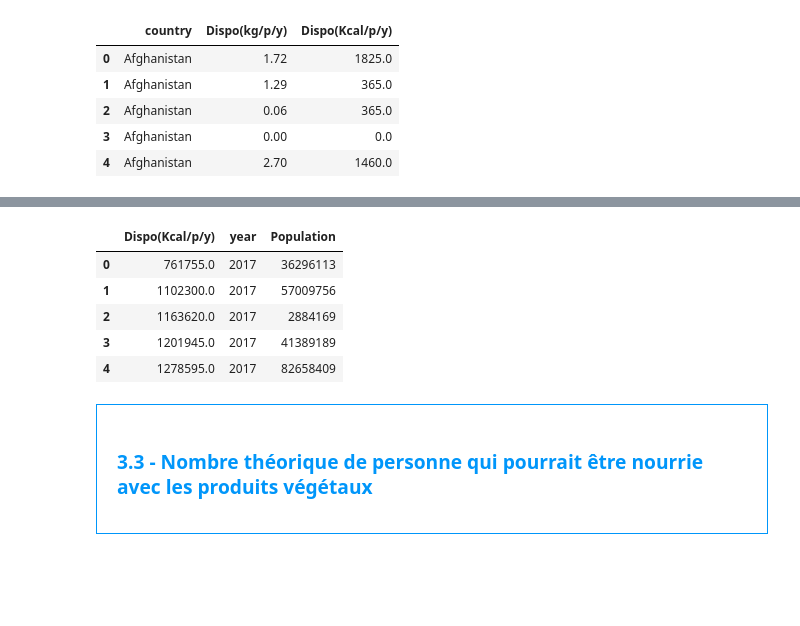
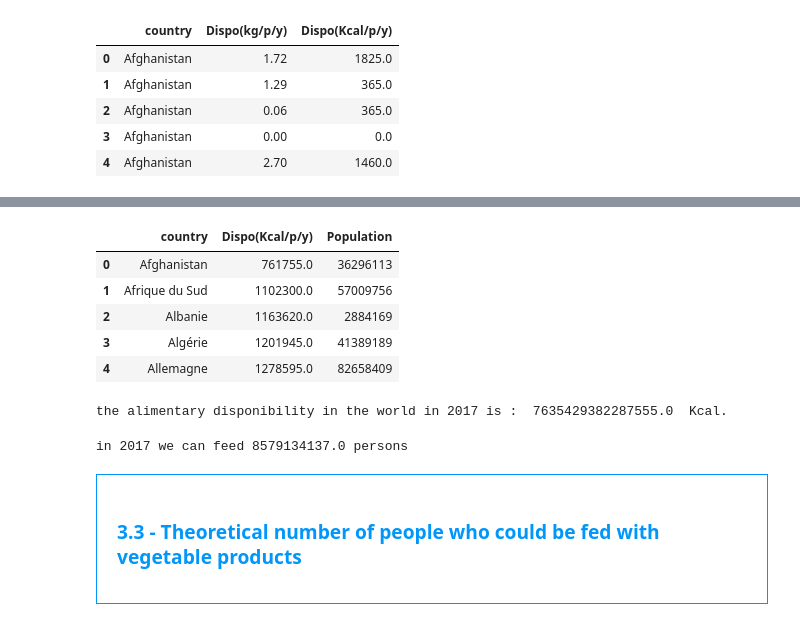
Before and after one commit to zizou47/Data-Science-Projects, a Jupyter notebook: Food, Agriculture Organization (FAO) analysis/analysis.ipynb, the cells around one changed output, grey strips where cells are left out. Drawn from its saved outputs; the diff is of its cells as text; code cells hidden in the pictures; blank space fills up the shorter version.

```diff
--- a/Food, Agriculture Organization (FAO) analysis/analysis.ipynb
+++ b/Food, Agriculture Organization (FAO) analysis/analysis.ipynb
@@ -34,7 +34,7 @@ import numpy as np
 population = pd.read_csv('./data/population.csv', sep=',')
 
 # disponibility.csv
-disponibility = pd.read_csv('./data/disponibility.csv', sep=',')
+disponibility = pd.read_csv('./data/disponibility_alim.csv', sep=',')
 
 # alimentary.csv
 alimentary = pd.read_csv('./data/alimentary.csv', sep=',')
@@ -336,20 +342,29 @@ dispo_alim_country = dispo_alim_country.groupby(['country']).sum()
 # %%
 dispo_kcal_pop17 = pd.merge(dispo_alim_country, pop_2017, on = ('country'))
-dispo_kcal_pop17 = dispo_kcal_pop17.drop(['country'], axis=1)
+dispo_kcal_pop17 = dispo_kcal_pop17.drop(['year'], axis=1)
 dispo_kcal_pop17.head()
 # %% [output]
-|  | Dispo(Kcal/p/y) | year | Population |
-| 0 | 761755.0 | 2017 | 36296113 |
-| 1 | 1102300.0 | 2017 | 57009756 |
-| 2 | 1163620.0 | 2017 | 2884169 |
-| 3 | 1201945.0 | 2017 | 41389189 |
-| 4 | 1278595.0 | 2017 | 82658409 |
+|  | country | Dispo(Kcal/p/y) | Population |
+| 0 | Afghanistan | 761755.0 | 36296113 |
+| 1 | Afrique du Sud | 1102300.0 | 57009756 |
+| 2 | Albanie | 1163620.0 | 2884169 |
+| 3 | Algérie | 1201945.0 | 41389189 |
+| 4 | Allemagne | 1278595.0 | 82658409 |
 # %%
-#Création de la colonne dispo_kcal avec calcul des kcal disponibles mondialement
+#Calculate alimentary disponibility in the world in 2017
+diso_alim_2017 = ((dispo_kcal_pop17['Dispo(Kcal/p/y)']) * (dispo_kcal_pop17['Population'])).sum()
+print("the alimentary disponibility in the world in 2017 is : ",diso_alim_2017," Kcal.")
+# %% [output]
+the alimentary disponibility in the world in 2017 is :  7635429382287555.0  Kcal.
 # %%
-#Calcul du nombre d'humains pouvant être nourris
+#possible hman to be nutrited is : disponability in ther year /what every person need per year
+kcal_needed = 2500 * 356  # = 890000 kcal per year
+possible_human_nutrited = (diso_alim_2017 /kcal_needed).round(0)
+print('in 2017 we can feed',possible_human_nutrited, 'persons')
+# %% [output]
+in 2017 we can feed 8579134137.0 persons
 # %% [markdown]
 <div style="border: 1px solid RGB(0,150,250);" >
-<h3 style="margin: auto; padding: 20px; color: RGB(0,150,250); ">3.3 - Nombre théorique de personne qui pourrait être nourrie avec les produits végétaux</h3>
+<h3 style="margin: auto; padding: 20px; color: RGB(0,150,250); ">3.3 - Theoretical number of people who could be fed with vegetable products</h3>
 </div>
 # %%
```
Also changed, not shown: parts of 70 cells of this notebook, 7 other files.
